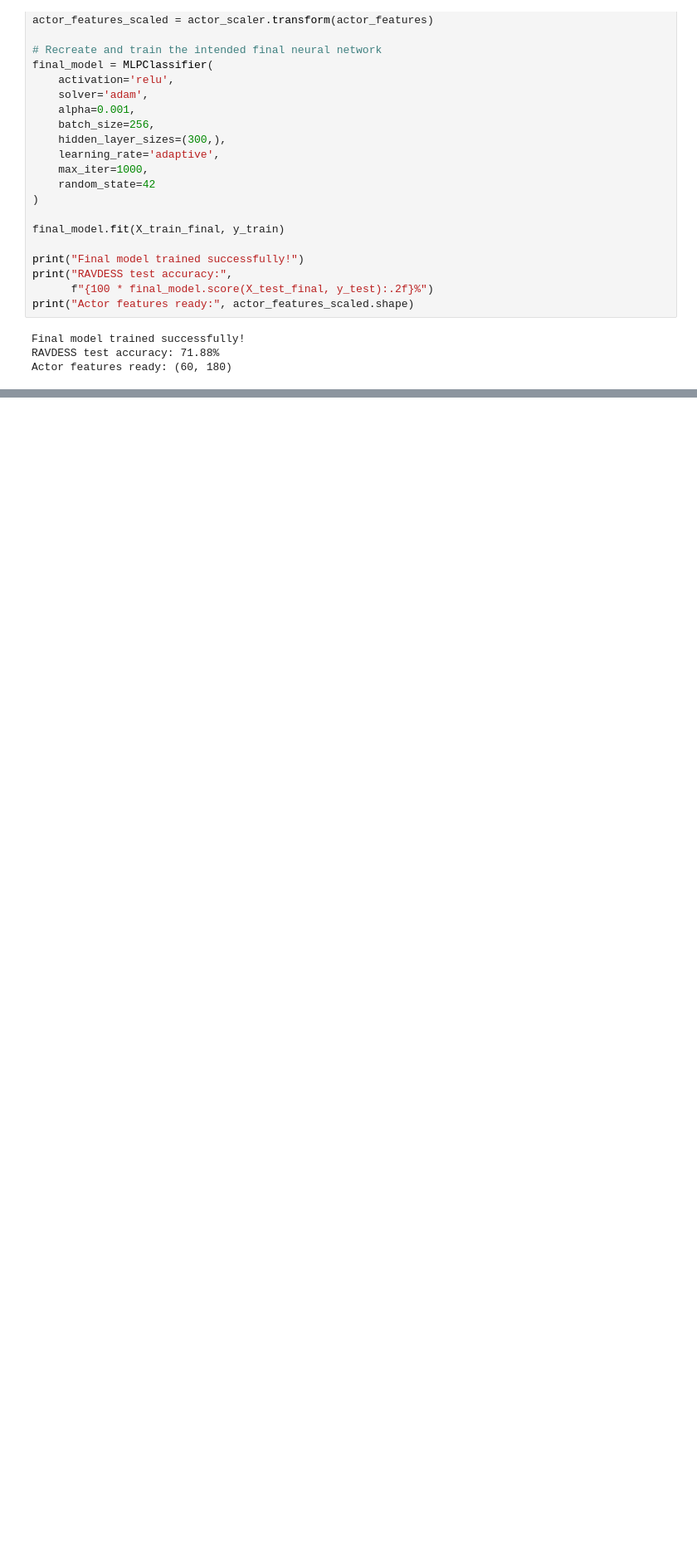
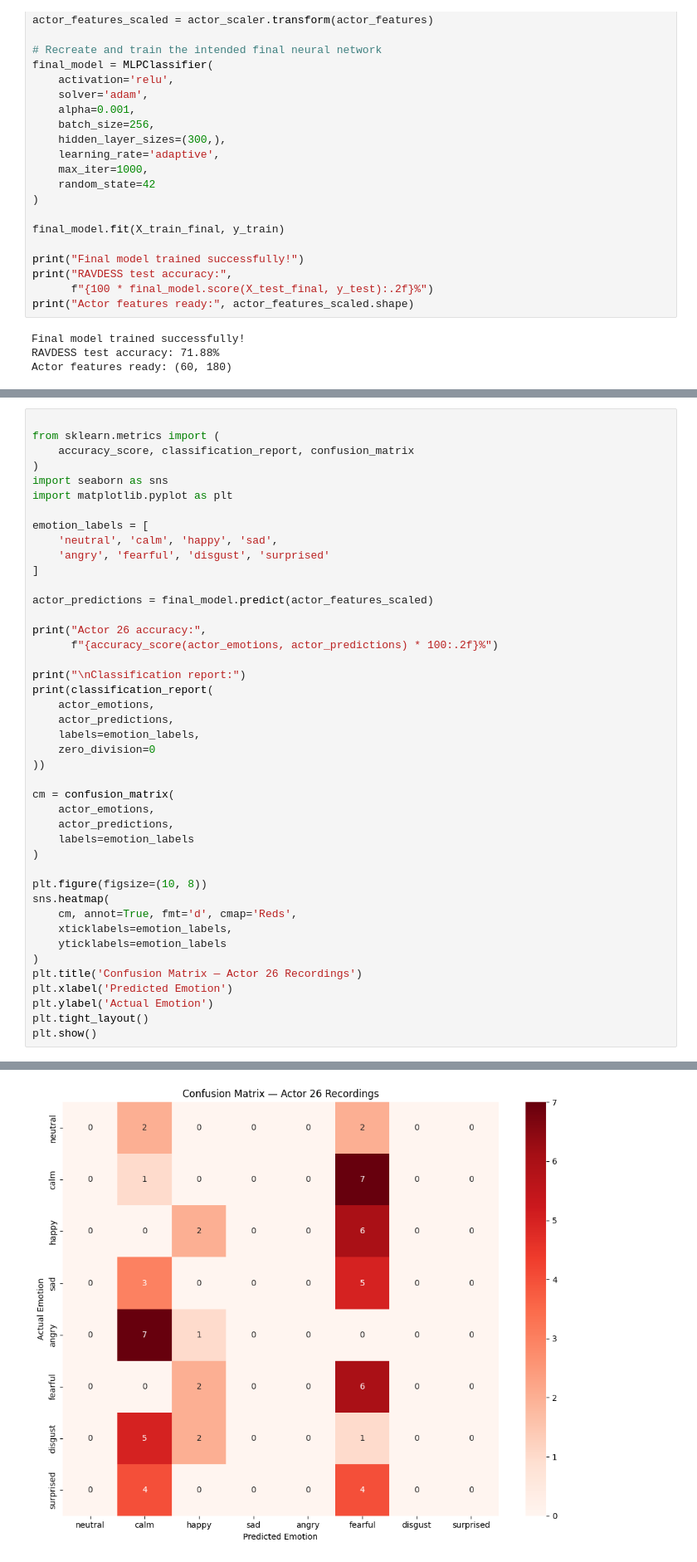
Before and after one commit to antonyk1305/Week4-NeuralNetworks, a Jupyter notebook: Week4__Neural_Networks.ipynb, the cells around one changed output, grey strips where cells are left out. Shown at 83% size. Cells and saved outputs as stored; diff of their text form; blank space fills up the shorter version.

Commit message:
Complete neural network evaluation and confusion matrices

```diff
--- a/Week4__Neural_Networks.ipynb
+++ b/Week4__Neural_Networks.ipynb
@@ -1052,0 +1257,44 @@ weighted avg       0.02      0.13      0.03        60
+# %%
+
+from sklearn.metrics import (
+    accuracy_score, classification_report, confusion_matrix
+)
+import seaborn as sns
+import matplotlib.pyplot as plt
+
+emotion_labels = [
+    'neutral', 'calm', 'happy', 'sad',
+    'angry', 'fearful', 'disgust', 'surprised'
+]
+
+actor_predictions = final_model.predict(actor_features_scaled)
+
+print("Actor 26 accuracy:",
+      f"{accuracy_score(actor_emotions, actor_predictions) * 100:.2f}%")
+
+print("\nClassification report:")
+print(classification_report(
+    actor_emotions,
+    actor_predictions,
+    labels=emotion_labels,
+    zero_division=0
+))
+
+cm = confusion_matrix(
+    actor_emotions,
+    actor_predictions,
+    labels=emotion_labels
+)
+
+plt.figure(figsize=(10, 8))
+sns.heatmap(
+    cm, annot=True, fmt='d', cmap='Reds',
+    xticklabels=emotion_labels,
+    yticklabels=emotion_labels
+)
+plt.title('Confusion Matrix — Actor 26 Recordings')
+plt.xlabel('Predicted Emotion')
+plt.ylabel('Actual Emotion')
+plt.tight_layout()
+plt.show()
+# %% [output]
@@ -1052,0 +1318 @@ weighted avg       0.02      0.13      0.03        60
+[figure, added]
```
Also changed, not shown: parts of 23 cells of this notebook.
